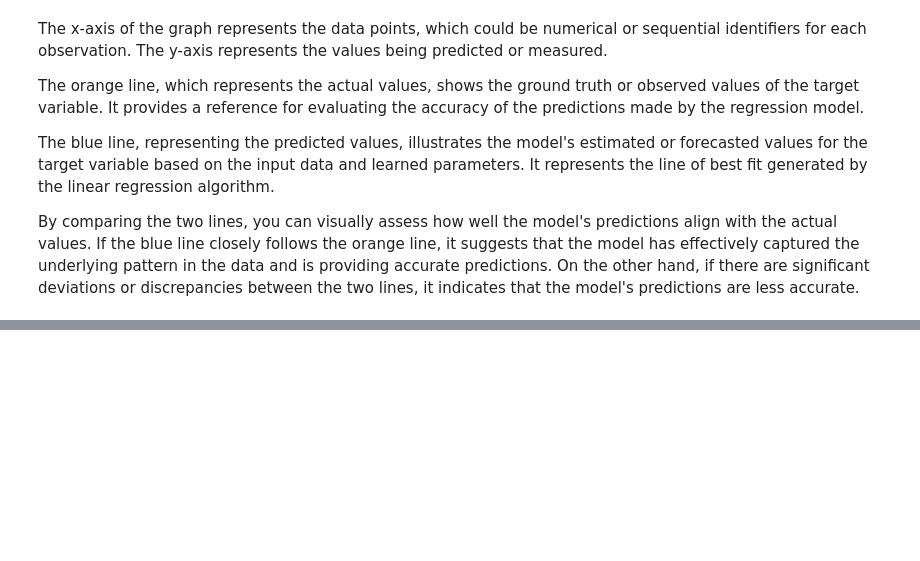
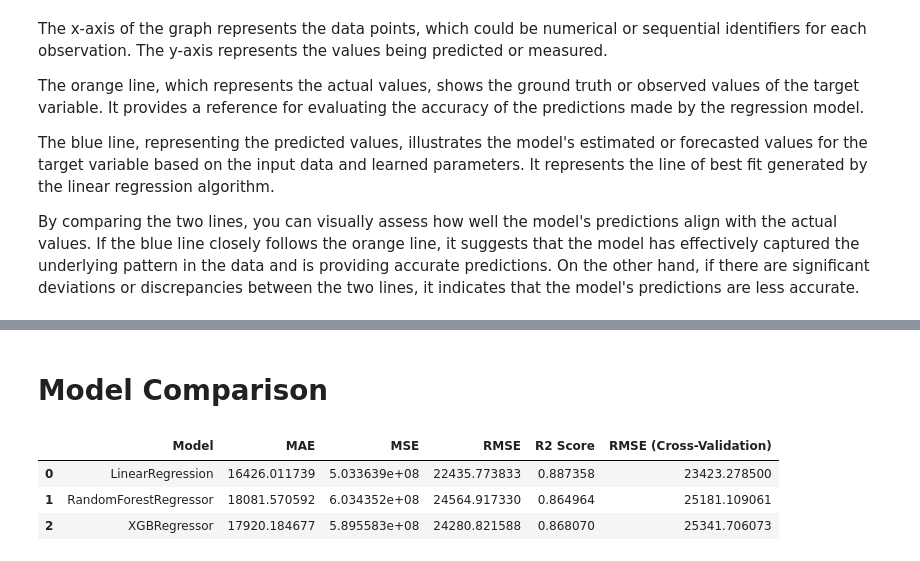
Before and after one commit to ritik1804k/House-Prices---Regression-Techniques-by-Ritik-, a Jupyter notebook: house-prices-regression-techniques-by-ritik.ipynb, the cells around one changed output, grey strips where cells are left out. Saved outputs shown, nothing was run; the diff lists cells and outputs as text; code cells hidden in the pictures; blank space fills up the shorter version.

```diff
--- a/house-prices-regression-techniques-by-ritik.ipynb
+++ b/house-prices-regression-techniques-by-ritik.ipynb
@@ -663,0 +797,9 @@ By comparing the two lines, you can visually assess how well the model's predict
+# %% [markdown]
+# Model Comparison
+# %%
+models
+# %% [output]
+|  | Model | MAE | MSE | RMSE | R2 Score | RMSE (Cross-Validation) |
+| 0 | LinearRegression | 16426.011739 | 5.033639e+08 | 22435.773833 | 0.887358 | 23423.278500 |
+| 1 | RandomForestRegressor | 18081.570592 | 6.034352e+08 | 24564.917330 | 0.864964 | 25181.109061 |
+| 2 | XGBRegressor | 17920.184677 | 5.895583e+08 | 24280.821588 | 0.868070 | 25341.706073 |
```
Also changed, not shown: parts of 19 cells of this notebook.
